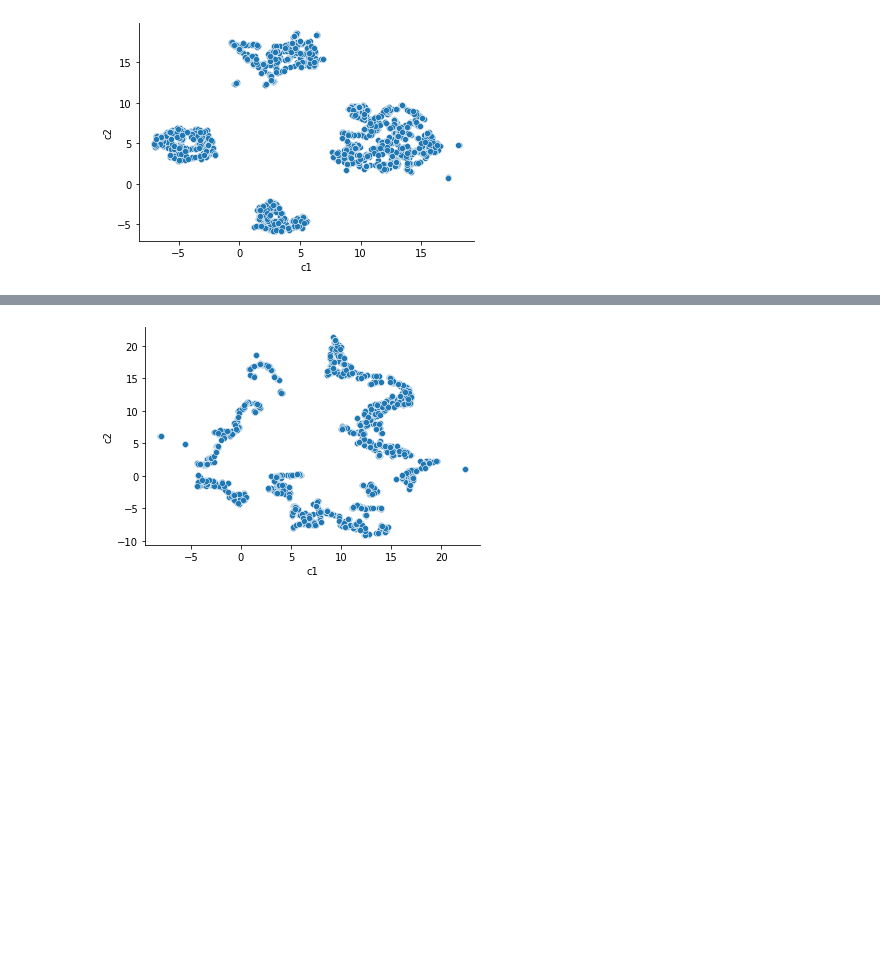
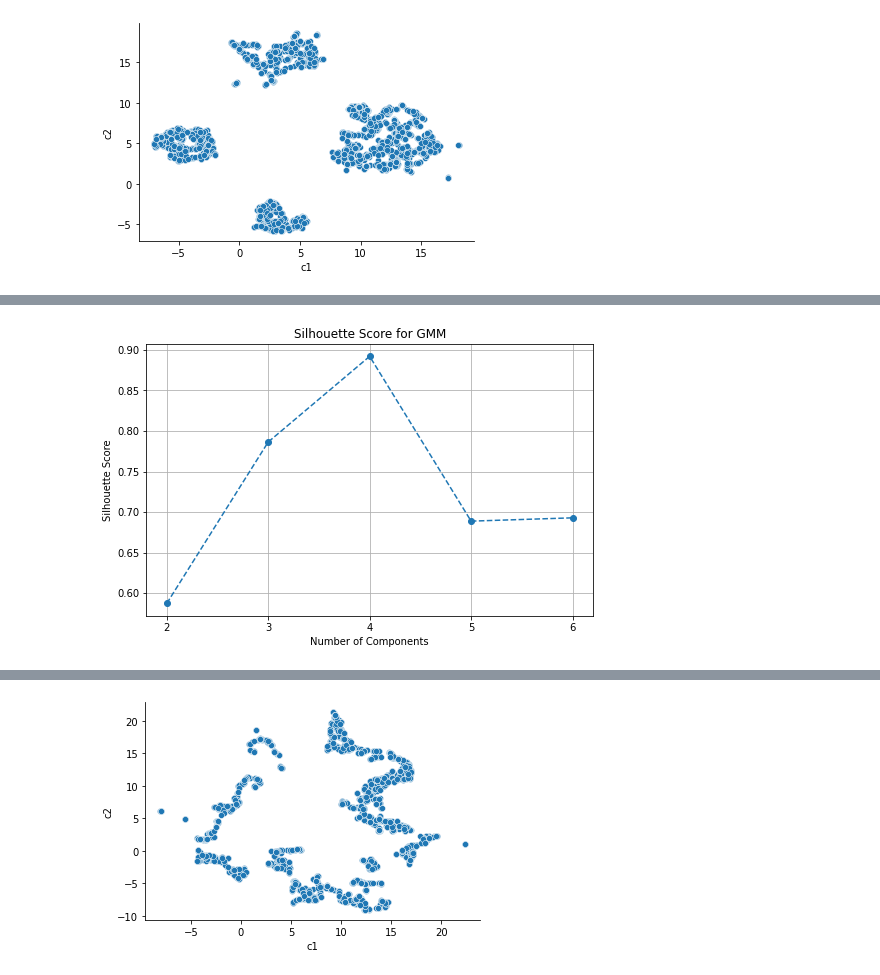
Before and after one commit to pandrew99/MindfulML, a Jupyter notebook: Final_Project_Andrew.ipynb, the cells around one changed output, grey strips where cells are left out. Cells and saved outputs as stored; diff of their text form; code cells hidden in the pictures; blank space fills up the shorter version.

```diff
--- a/Final_Project_Andrew.ipynb
+++ b/Final_Project_Andrew.ipynb
@@ -65,0 +112,26 @@ ax = plt.gca()
+# %%
+from sklearn.mixture import GaussianMixture
+from sklearn.metrics import silhouette_score
+
+def calculate_silhouette_score(data, max_components=10):
+    silhouette_scores = []
+    for n_components in range(2, max_components + 1, 1):
+        gmm = GaussianMixture(n_components=n_components, random_state=0).fit(data)
+        labels = gmm.predict(data)
+        silhouette_scores.append(silhouette_score(data, labels))
+
+    # Plot the Silhouette Score
+    plt.figure(figsize=(8, 5))
+    plt.plot(range(2, max_components + 1, 1), silhouette_scores, marker='o', linestyle='--')
+    plt.xlabel('Number of Components')
+    plt.ylabel('Silhouette Score')
+    plt.title('Silhouette Score for GMM')
+    plt.grid(True)
+
+    plt.xticks(range(2, max_components + 1))
+
+    plt.show()
+
+calculate_silhouette_score(ucs, max_components=6)
+# %% [output]
+[figure, added]
```
Also changed, not shown: parts of 18 cells of this notebook.
